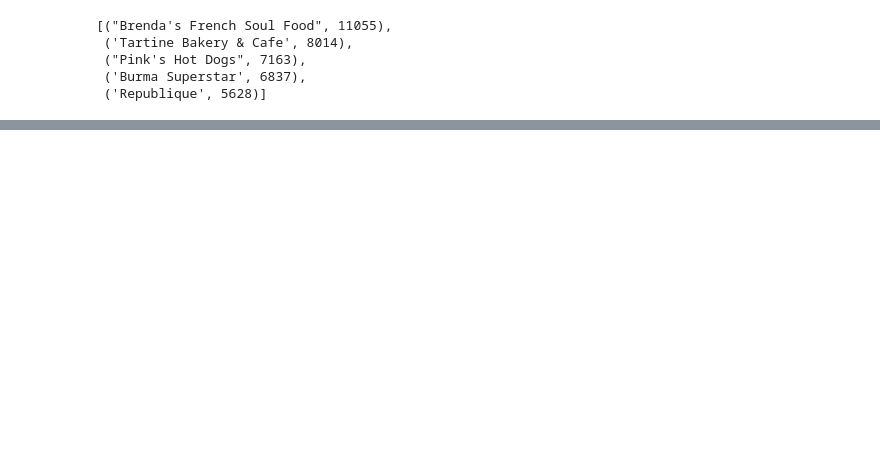
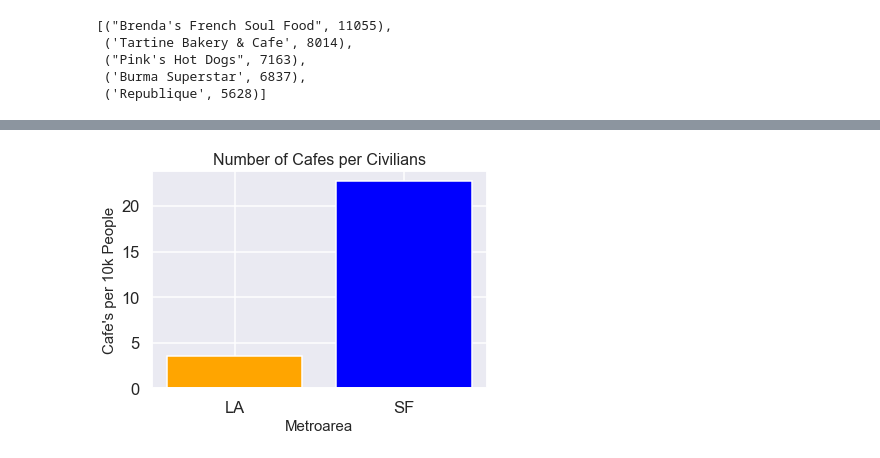
Before and after one commit to dawsonc96/YELP-Reviews-Project, a Jupyter notebook: yelp_setup.ipynb, the cells around one changed output, grey strips where cells are left out. Saved outputs shown, nothing was run; the diff lists cells and outputs as text; code cells hidden in the pictures; blank space fills up the shorter version.

```diff
--- a/yelp_setup.ipynb
+++ b/yelp_setup.ipynb
@@ -10,7 +12,4 @@ import matplotlib as plt
 # set theurl and endpoint we want to hit
 url = 'https://api.yelp.com/v3/businesses/search'
 url2 = 'https://api.yelp.com/v3/businesses/{id}/reviews'
-# %%
-client_id = 'z5FPRiFN1Th8uQRPbWSEIg'
-api_key= 'GxKB3hPDVkON6lH-yP1uhD9y0k6Rl9UYkGRugTXR4Es3bCatBMZtU0MMKiVzVJkSz3oThmpXXhRMFCVDfuXMfnnSAb1TytjQvlOJEJaWxc2RX4Vc_CweSLQKnHb2X3Yx'
 # %%
@@ -31 +22,7 @@ radius = 3500
+# %%
+# defining our variables to search through businesses within yelp using keyword, location, categories, and radius from location
+term = 'restaurant'
+location = 'Los Angeles'
+categories = 'cafe'
+radius = 3500
 # %%
@@ -524,0 +422,16 @@ cursor.execute("""SELECT b.name, r.text, b.rating, r.time_created, b.review_coun
+# %%
+# Created a graph to show the number of Cafes per 10k people
+fig, ax = plt.subplots()
+
+# Plot a bar-chart
+ax.bar(cities, (la_cafe_per_10kpop, sf_cafe_per_10kpop), color = ('Orange', 'Blue'))
+
+# Set title and lables
+
+ax.set_ylabel("Cafe's per 10k People", size = 15)
+ax.set_xlabel ("Metroarea", size = 15)
+ax.set_title('Number of Cafes per Civilians', size = 16)
+
+plt.show()
+# %% [output]
+[figure, added]
```
Also changed, not shown: parts of 68 cells of this notebook, 1 other file.
